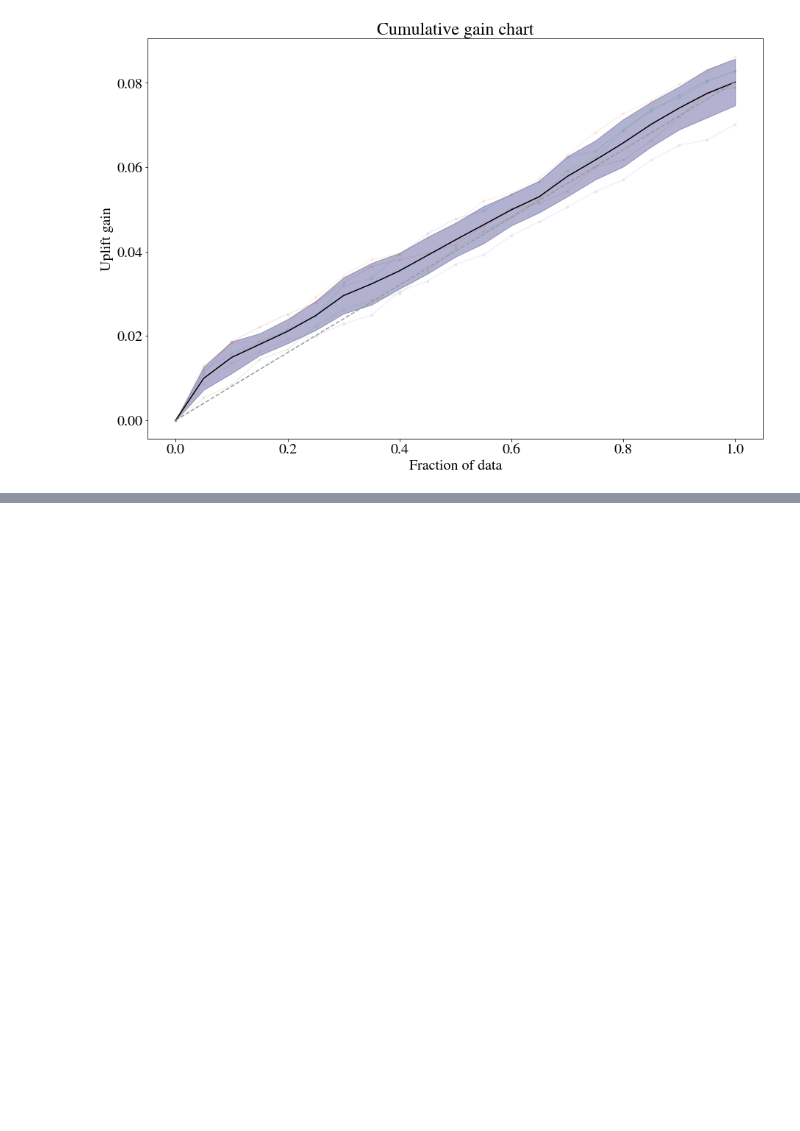
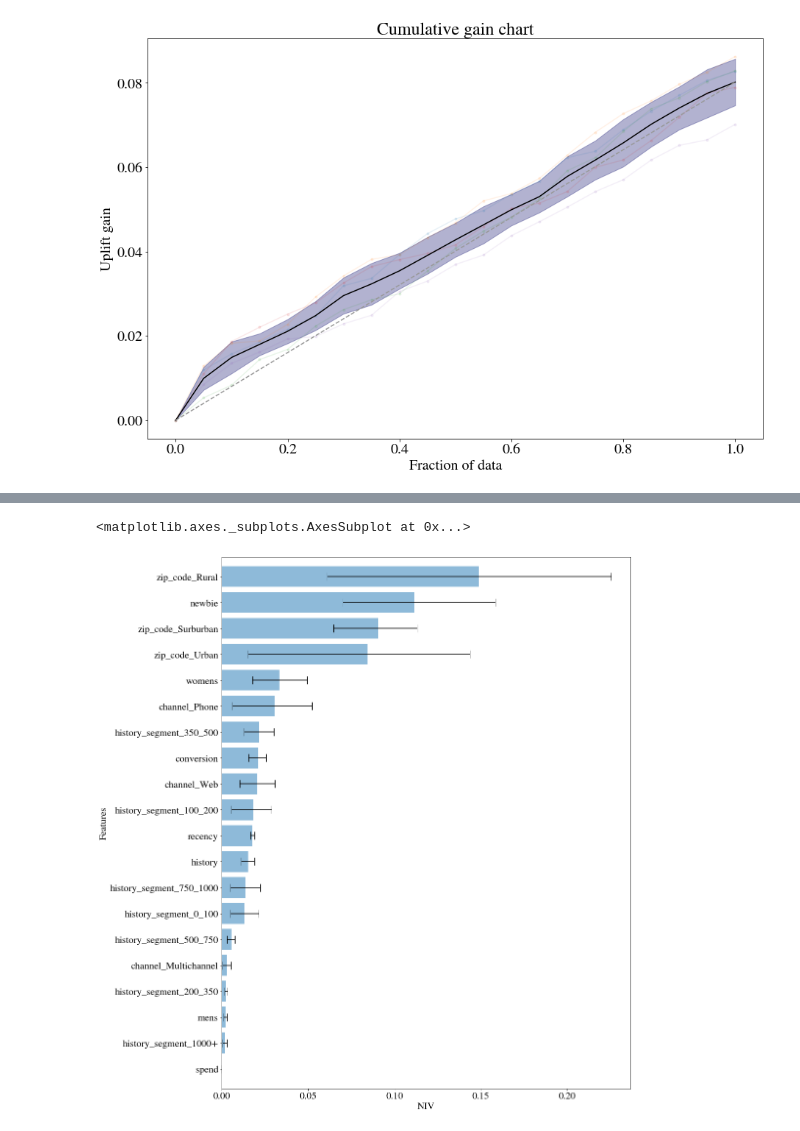
Before and after one commit to CoopXAdvancedAnalytics/Predictive_Analytics, a Jupyter notebook: APA_pylift_Hillstrom.ipynb, the cells around one changed output, grey strips where cells are left out. Drawn from its saved outputs; the diff is of its cells as text; code cells hidden in the pictures; blank space fills up the shorter version.

```diff
--- a/APA_pylift_Hillstrom.ipynb
+++ b/APA_pylift_Hillstrom.ipynb
@@ -135,0 +148,5 @@ No handles with labels found to put in legend.
+# %%
+up_men.NIV()
+# %% [output]
+<matplotlib.axes._subplots.AxesSubplot at 0x...>
+[figure, added]
```
Also changed, not shown: parts of 5 cells of this notebook.
